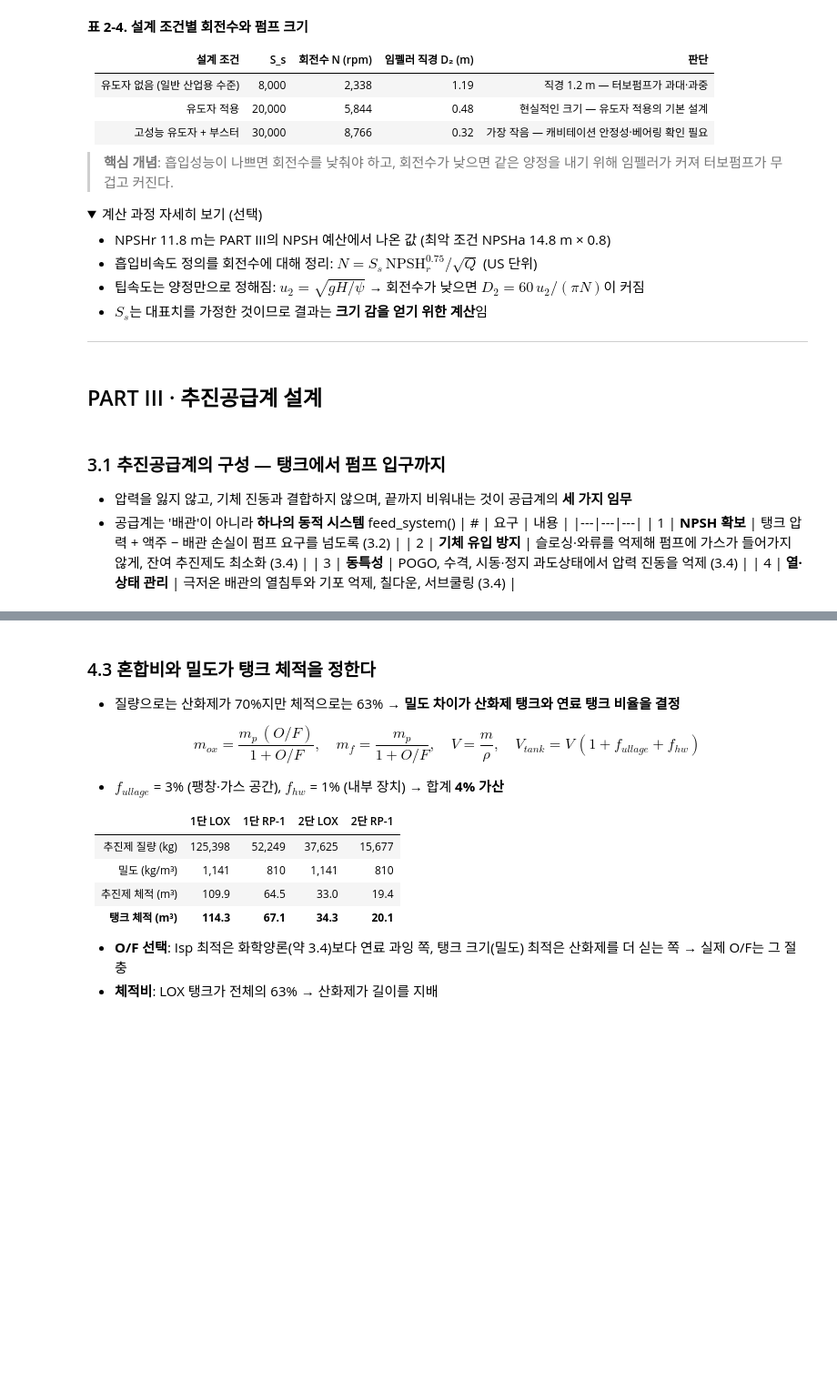
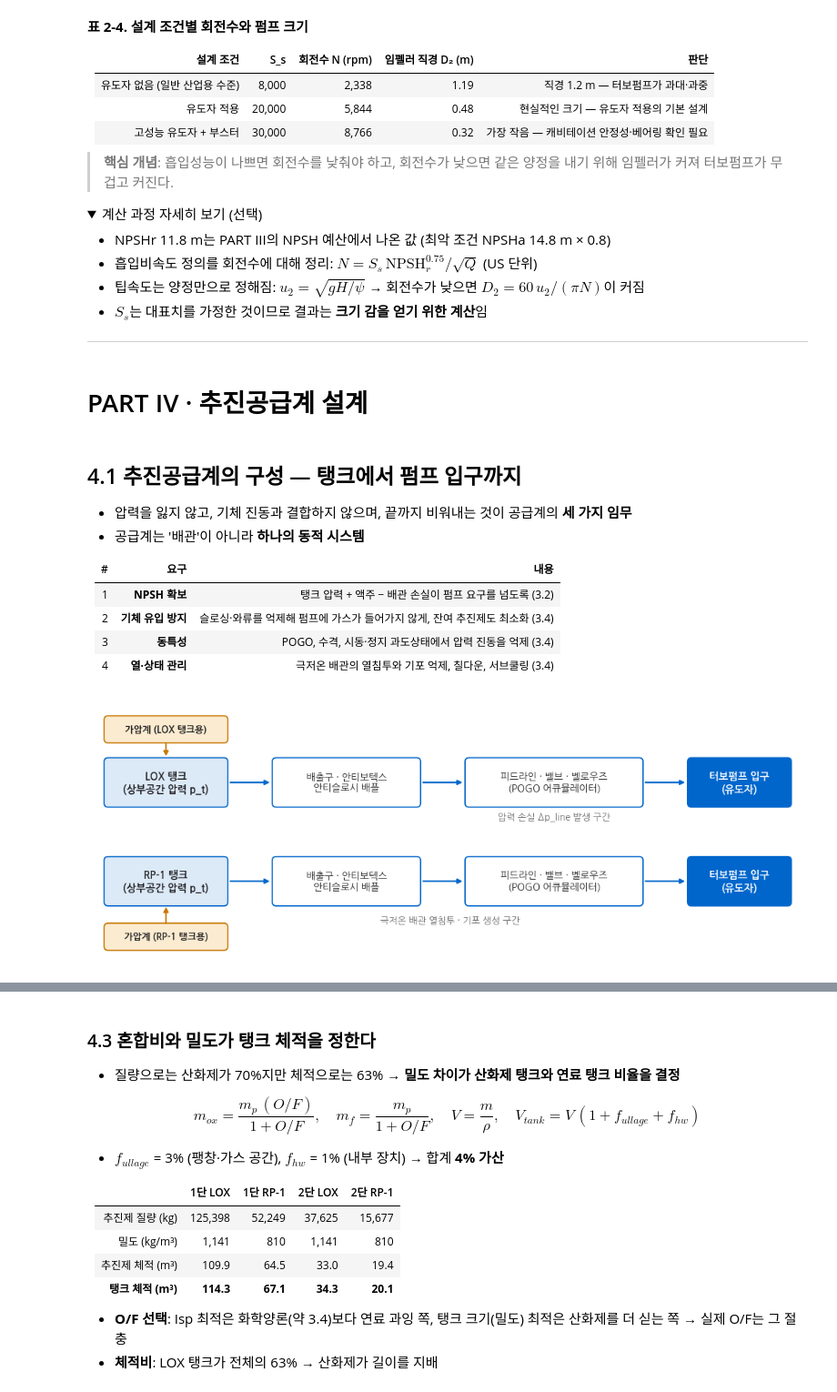
Before and after one commit to gabraxas/LVs-and-Policy, a Jupyter notebook: lecture/week04/week04.ipynb, the cells around one changed output, grey strips where cells are left out. Shown at 91% size. Drawn from its saved outputs; the diff is of its cells as text; code cells hidden in the pictures; folded sections open; blank space fills up the shorter version.

```diff
--- a/lecture/week04/week04.ipynb
+++ b/lecture/week04/week04.ipynb
@@ -727,16 +752,20 @@ plt.tight_layout(); plt.show()
 
 ---
 # %% [markdown]
-## PART III · 추진공급계 설계
+# PART IV · 추진공급계 설계
 # %% [markdown]
-### 3.1 추진공급계의 구성 — 탱크에서 펌프 입구까지
+## 4.1 추진공급계의 구성 — 탱크에서 펌프 입구까지
 
 - 압력을 잃지 않고, 기체 진동과 결합하지 않으며, 끝까지 비워내는 것이 공급계의 **세 가지 임무**
 - 공급계는 '배관'이 아니라 **하나의 동적 시스템**
-feed_system()
+
 | # | 요구 | 내용 |
 |---|---|---|
 | 1 | **NPSH 확보** | 탱크 압력 + 액주 − 배관 손실이 펌프 요구를 넘도록 (3.2) |
 | 2 | **기체 유입 방지** | 슬로싱·와류를 억제해 펌프에 가스가 들어가지 않게, 잔여 추진제도 최소화 (3.4) |
 | 3 | **동특성** | POGO, 수격, 시동·정지 과도상태에서 압력 진동을 억제 (3.4) |
 | 4 | **열·상태 관리** | 극저온 배관의 열침투와 기포 억제, 칠다운, 서브쿨링 (3.4) |
+# %%
+feed_system()
+# %% [output]
+[figure, added]
```
Also changed, not shown: parts of 152 cells of this notebook.
